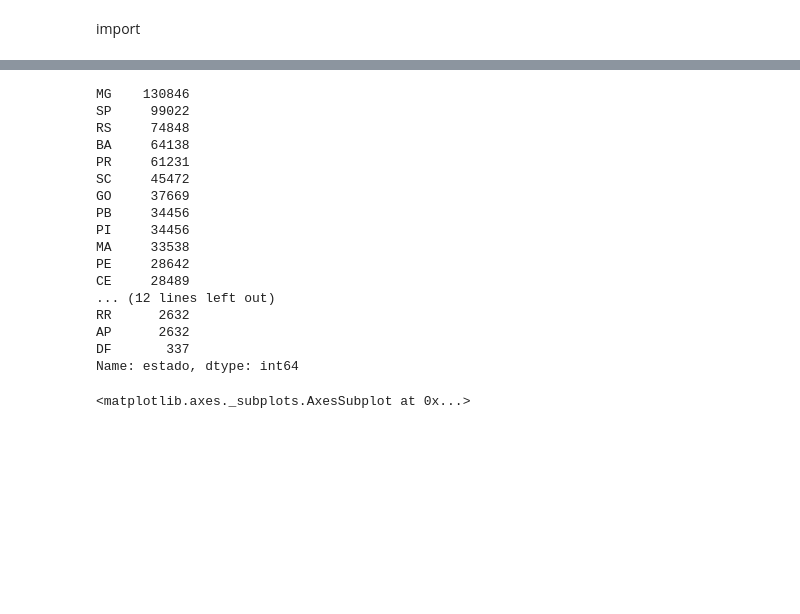
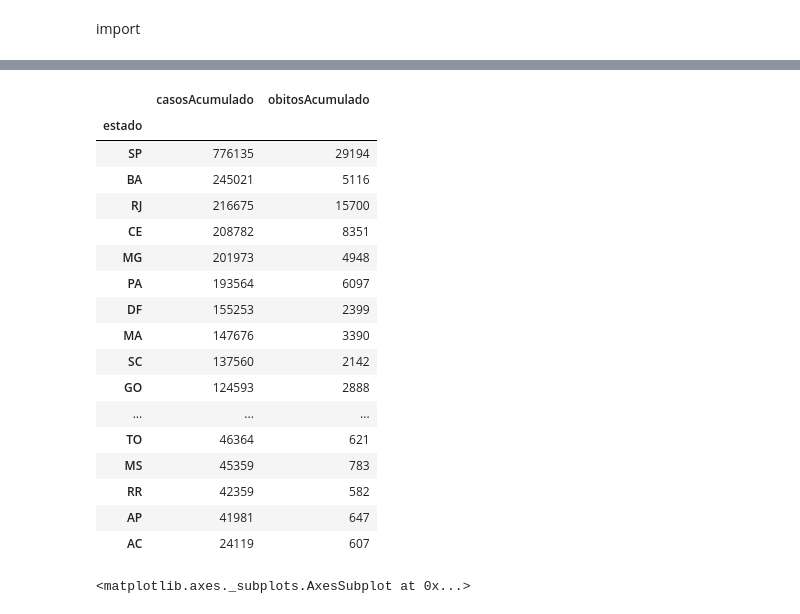
Before and after one commit to MariliaRot/Covid-19, a Jupyter notebook: COVID_DADOS_DATAFRAME_MS_PAINEL.ipynb, the cells around one changed output, grey strips where cells are left out. Drawn from its saved outputs; the diff is of its cells as text; code cells hidden in the pictures; blank space fills up the shorter version.

```diff
--- a/COVID_DADOS_DATAFRAME_MS_PAINEL.ipynb
+++ b/COVID_DADOS_DATAFRAME_MS_PAINEL.ipynb
@@ -54,24 +94,26 @@ memory usage: 117.9+ MB
 # %%
-## Quantidade de casos por ESTADO
-dadosBRbruto['estado'].value_counts()
+## Quantidade de casos por ESTADO - dados brutos - 26-08-2020
+dadosBRbruto.filter(items=['estado','casosAcumulado','obitosAcumulado'])\
+.groupby('estado').max().sort_values(by='casosAcumulado', ascending= False)
 # %% [output]
-MG    130846
-SP     99022
-RS     74848
-BA     64138
-PR     61231
-SC     45472
-GO     37669
-PB     34456
-PI     34456
-MA     33538
-PE     28642
-CE     28489
-... (12 lines left out)
-RR      2632
-AP      2632
-DF       337
-Name: estado, dtype: int64
+|  | casosAcumulado | obitosAcumulado |
+| estado |  |  |
+| SP | 776135 | 29194 |
+| BA | 245021 | 5116 |
+| RJ | 216675 | 15700 |
+| CE | 208782 | 8351 |
+| MG | 201973 | 4948 |
+| PA | 193564 | 6097 |
+| DF | 155253 | 2399 |
+| MA | 147676 | 3390 |
+| SC | 137560 | 2142 |
+| GO | 124593 | 2888 |
+| ... | ... | ... |
+| TO | 46364 | 621 |
+| MS | 45359 | 783 |
+| RR | 42359 | 582 |
+| AP | 41981 | 647 |
+| AC | 24119 | 607 |
 # %%
 casosAcumData= dadosBRbruto.where(dadosBRbruto.estado =='CE')
 #casosAcumData
```
Also changed, not shown: parts of 13 cells of this notebook.
